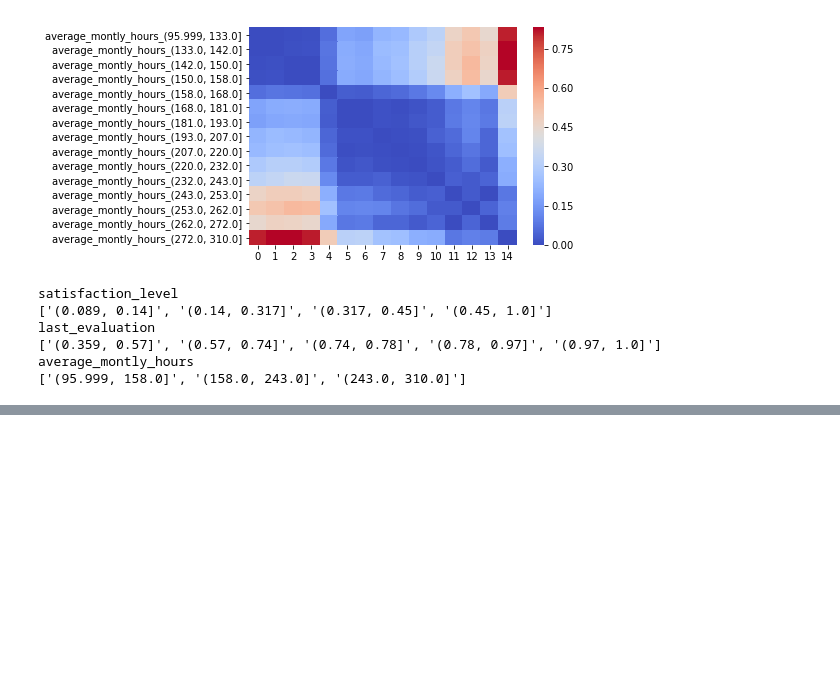
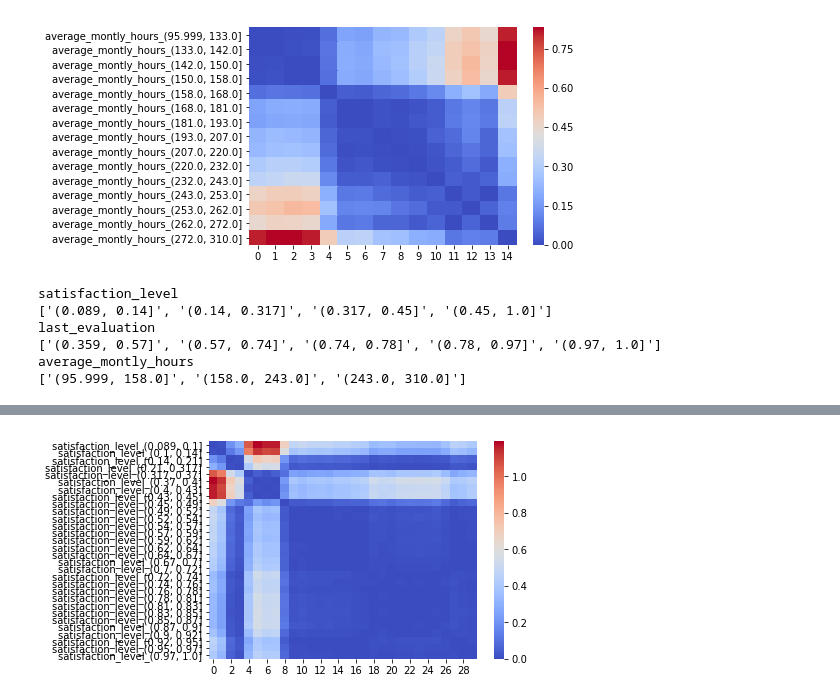
Before and after one commit to Wook0129/semantic_binning, a Jupyter notebook: test.ipynb, the cells around one changed output, grey strips where cells are left out. Drawn from its saved outputs; the diff is of its cells as text; code cells hidden in the pictures; blank space fills up the shorter version.

```diff
--- a/test.ipynb
+++ b/test.ipynb
@@ -204,0 +200,2 @@ temp_cols = sorted([x for x in find_nn('average_montly_hours_(95.999, 133.0]', t
+# %%
+handler = DataHandler(exp.data, exp.var_dict)
@@ -204,0 +204,9 @@ temp_cols = sorted([x for x in find_nn('average_montly_hours_(95.999, 133.0]', t
+# %%
+sb = SemanticBinning(handler.var_dict,embedding_dim=8,batch_size=1024,n_epoch=100,lr=0.001,
+                     weight_decay=0,verbose=True)
+# %%
+sb.fit(exp.data, n_init_bins=30)
+# %%
+sb.plot_pairwise_distance_between_bins('satisfaction_level')
+# %% [output]
+[figure, added]
```
Also changed, not shown: parts of 10 cells of this notebook, 4 other files.
